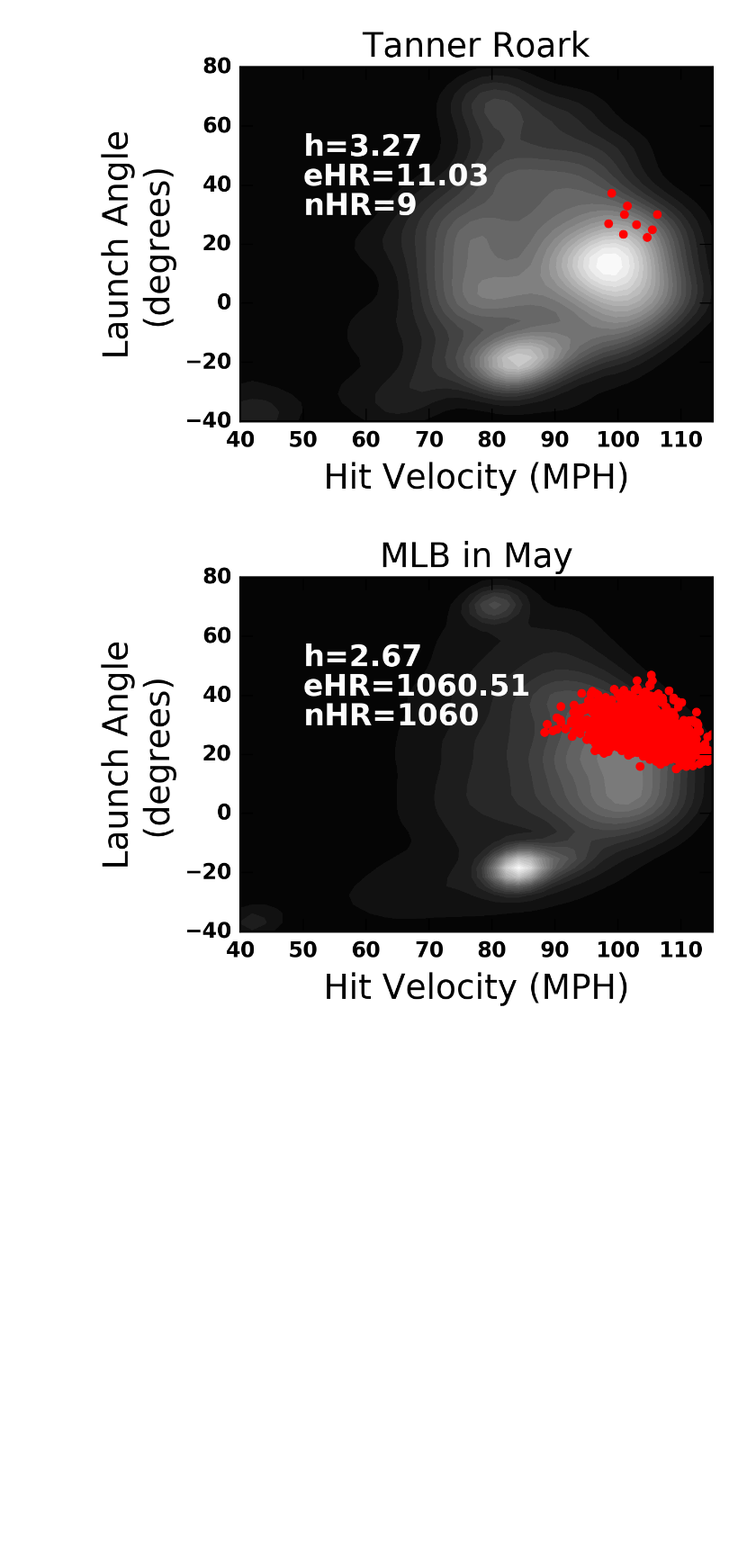
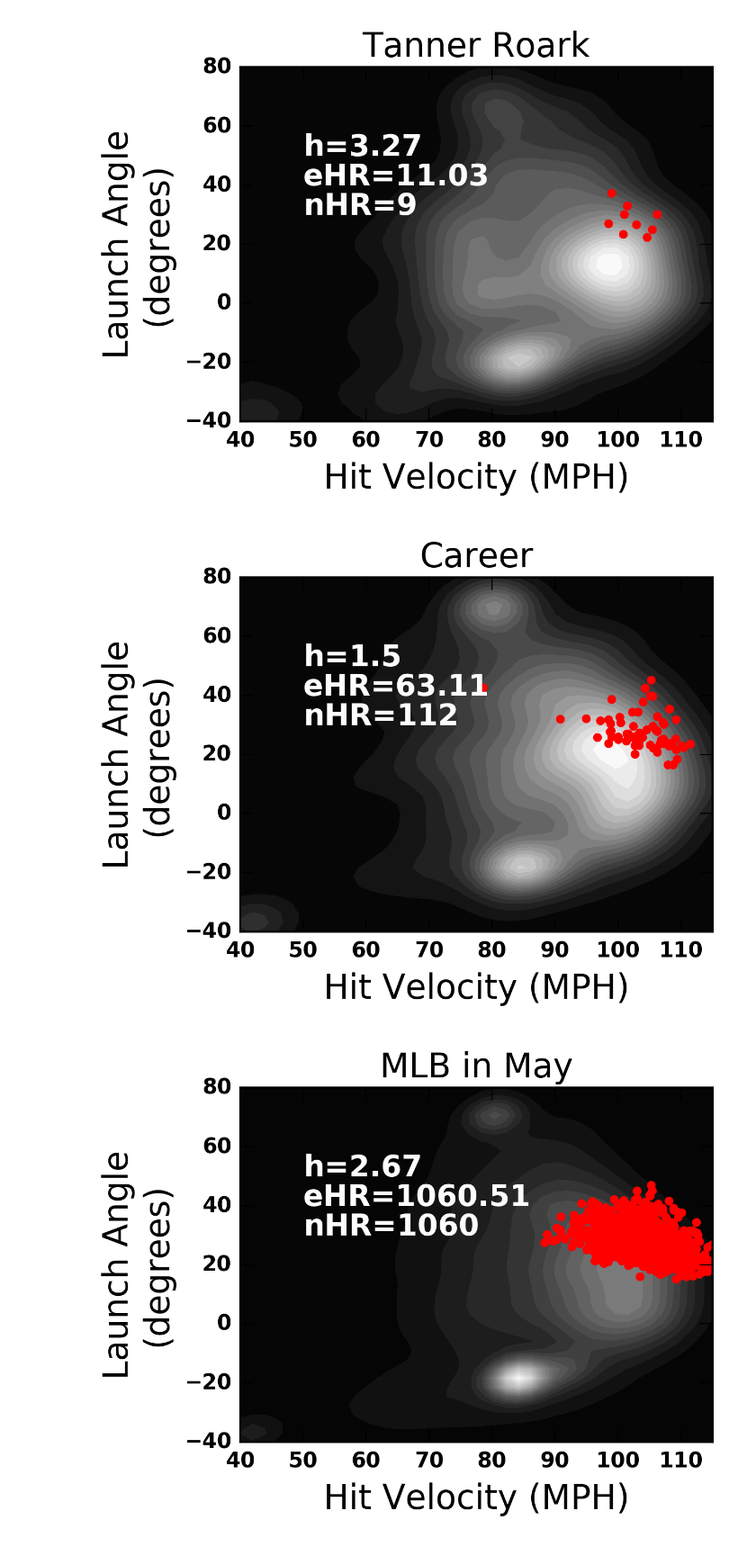
Before and after one commit to fantasy-toolz/2017-MLB-Analysis, a Jupyter notebook: pitching_notebooks/Expected-HRs.ipynb, the cells around one changed output. Shown at 90% size. Drawn from its saved outputs; the diff is of its cells as text; code cells hidden in the pictures; blank space fills up the shorter version.

```diff
--- a/pitching_notebooks/Expected-HRs.ipynb
+++ b/pitching_notebooks/Expected-HRs.ipynb
@@ -92,7 +92,10 @@ TRoark     = read_statcast_data('2017Pitching/TRoark061217.csv')
 JWeaver    = read_statcast_data('2017Pitching/JWeaver061217.csv')
 BPeacock   = read_statcast_data('2017Pitching/BPeacock061217.csv')
 
+JTeheran   = read_statcast_data('2017Pitching/JTeheranCareer061317.csv')
 
+
+AllC   = read_statcast_data('2017Pitching/AllConnections061317.csv')
 
 
 
@@ -209,6 +219,10 @@ eHR(TRoark,'Tanner Roark')
 [figure]
 [figure]
 [figure]
+# %%
+eHR(JTeheran,'Career')
+# %% [output]
+[figure, added]
 # %%
 eHR(MayMLB,'MLB in May')
 # %% [output]
```
Also changed, not shown: parts of 7 cells of this notebook, 2 other files.
